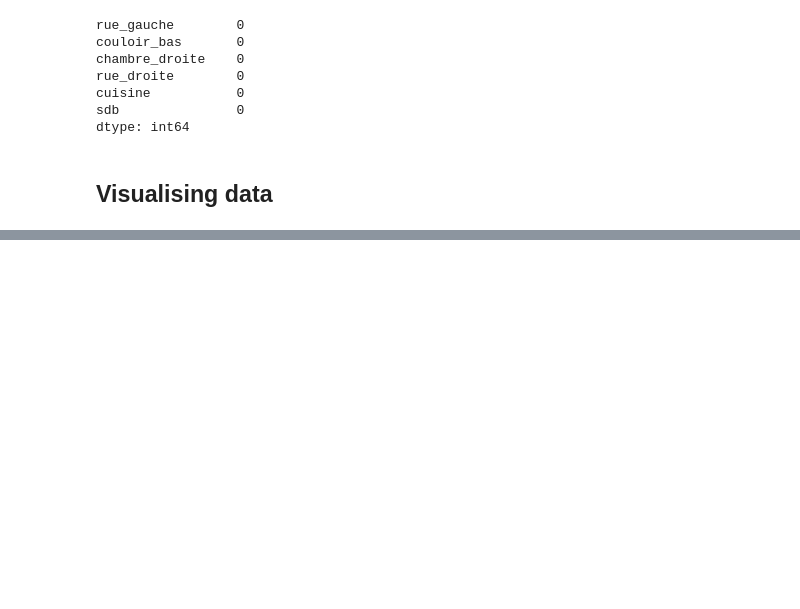
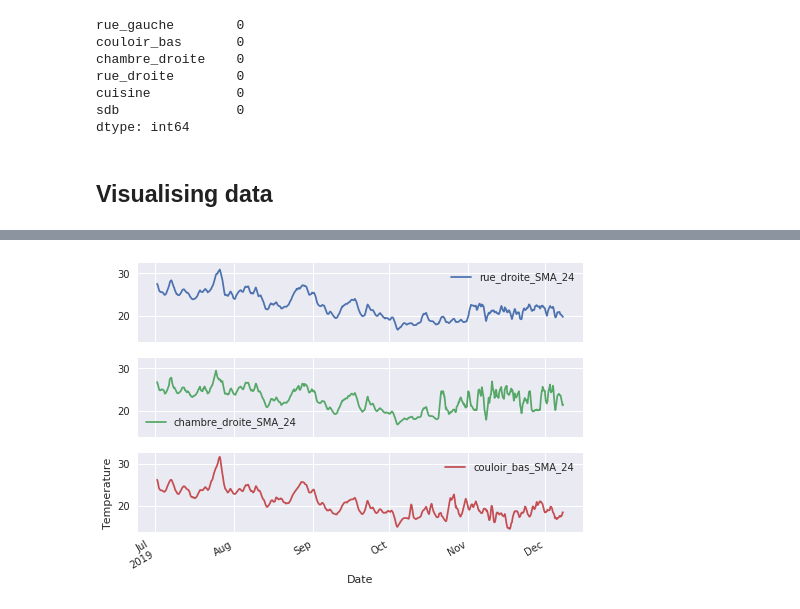
Before and after one commit to k13var/temperature_shelter, a Jupyter notebook: temperature_animal shelter.ipynb, the cells around one changed output, grey strips where cells are left out. Cells and saved outputs as stored; diff of their text form; code cells hidden in the pictures; blank space fills up the shorter version.

```diff
--- a/temperature_animal shelter.ipynb
+++ b/temperature_animal shelter.ipynb
@@ -259,0 +298,7 @@ Now that the data set has been cleaned and prepared for analysis we can proceed
+# %%
+with plt.style.context('seaborn'):
+    df[['rue_droite_SMA_24','chambre_droite_SMA_24','couloir_bas_SMA_24']].plot(subplots=True, sharex=True, sharey=True,)
+    plt.ylabel("Temperature")
+    # temperature measurements in the right wing of the building and on the ground floor
+# %% [output]
+[figure, added]
```
Also changed, not shown: parts of 17 cells of this notebook.
